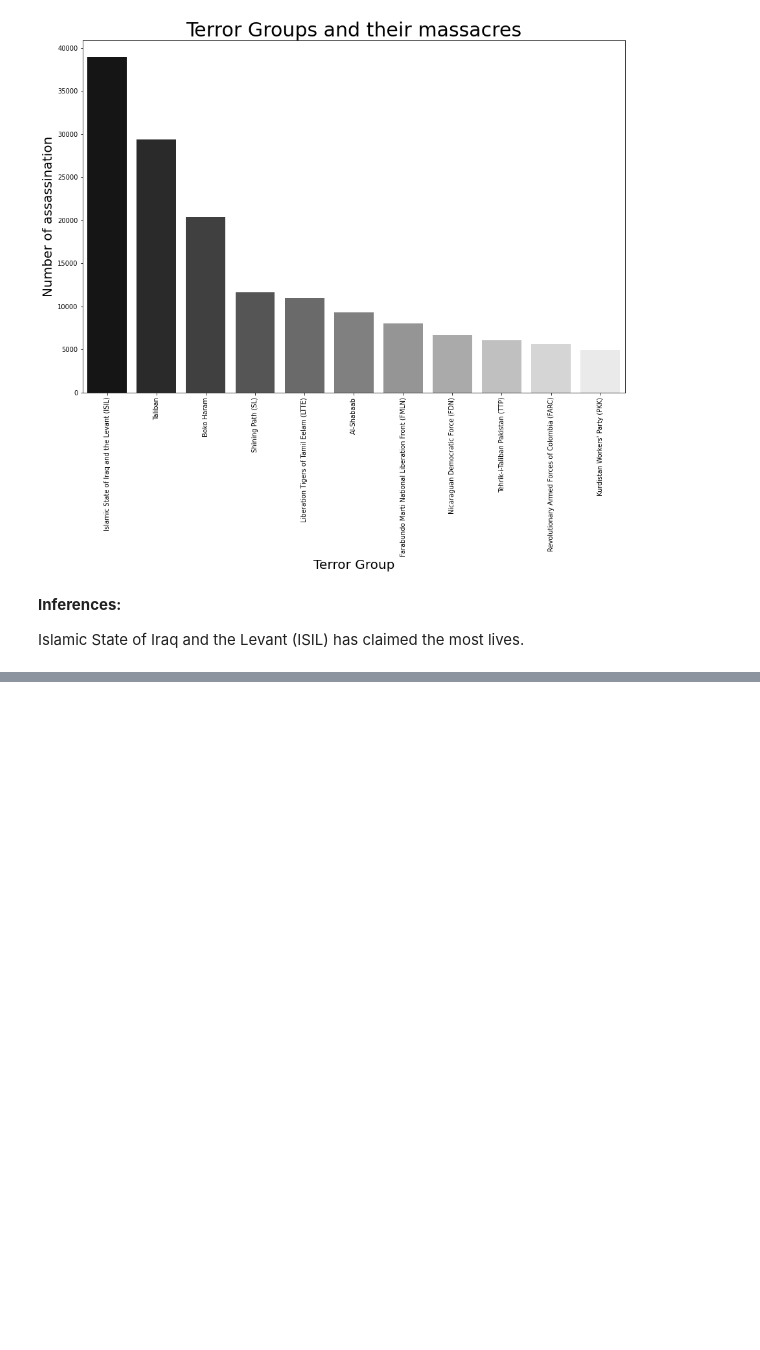
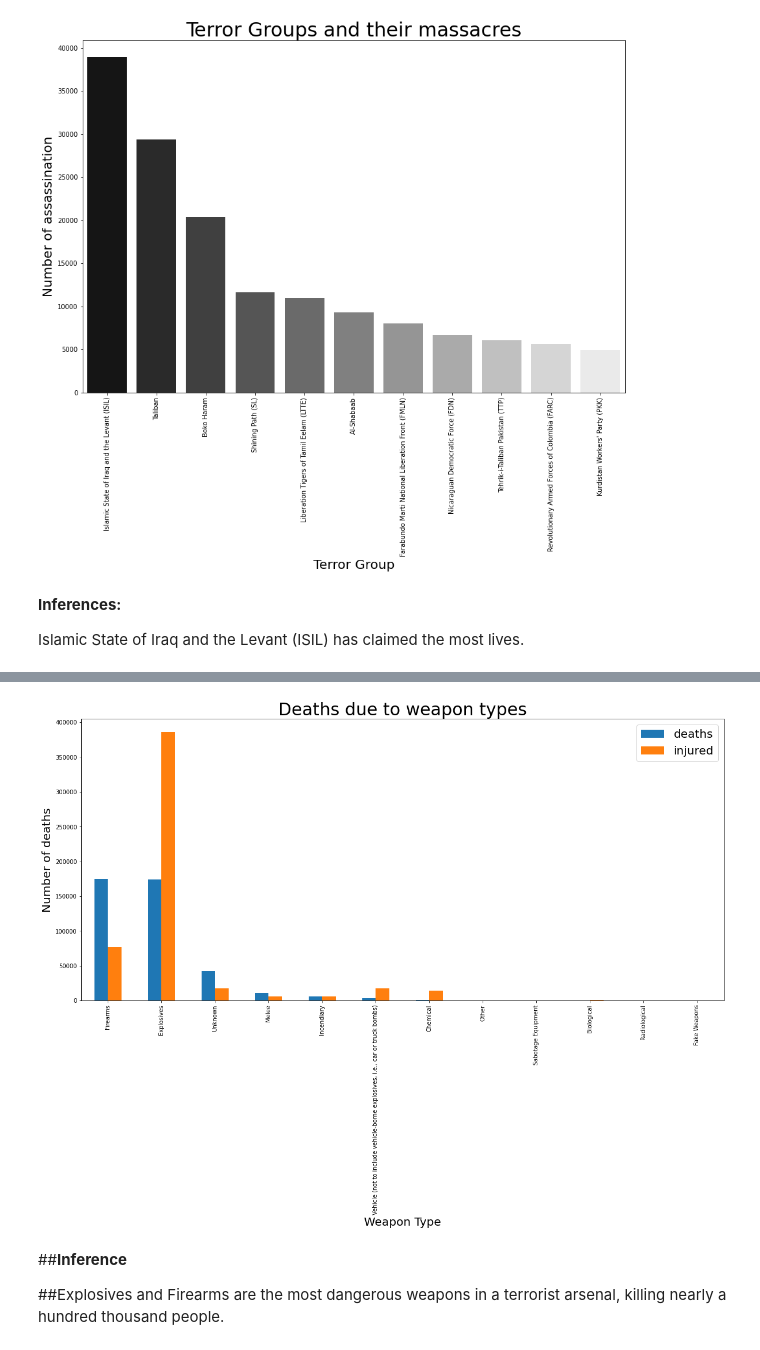
Before and after one commit to nivyathiruvoth/Global-Terrorism-Analysis, a Jupyter notebook: EDA_Global_Terrorism_Analysis.ipynb, the cells around one changed output, grey strips where cells are left out. Cells and saved outputs as stored; diff of their text form; code cells hidden in the pictures; blank space fills up the shorter version.

```diff
--- a/EDA_Global_Terrorism_Analysis.ipynb
+++ b/EDA_Global_Terrorism_Analysis.ipynb
@@ -415,0 +646,15 @@ Islamic State of Iraq and the Levant (ISIL)	has claimed the most lives.
+# %%
+plt.rcParams["figure.figsize"]=(20,9)
+
+gtd_df3.plot(x="weapon",y=["deaths","injured"],kind="bar",stacked=False).legend(fontsize=20)
+plt.rcParams["figure.figsize"]=(30,7)
+plt.title("Deaths due to weapon types",fontsize=30)
+plt.xlabel("Weapon Type",fontsize=20)
+plt.ylabel("Number of deaths",fontsize=20)
+plt.show()
+# %% [output]
+[figure, added]
+# %% [markdown]
+##**Inference**
+
+##Explosives and Firearms are the most dangerous weapons in a terrorist arsenal, killing nearly a hundred thousand people.
```
Also changed, not shown: parts of 28 cells of this notebook.
